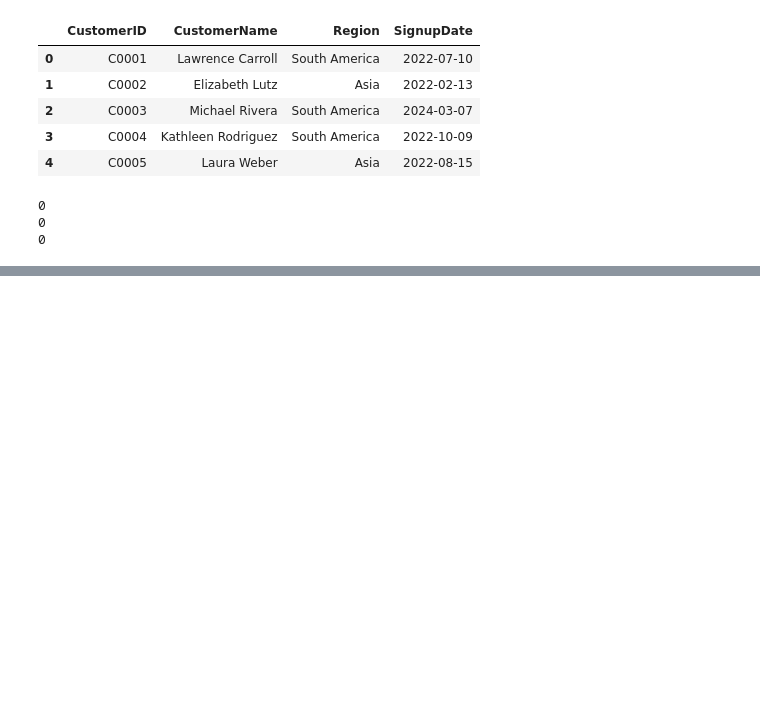
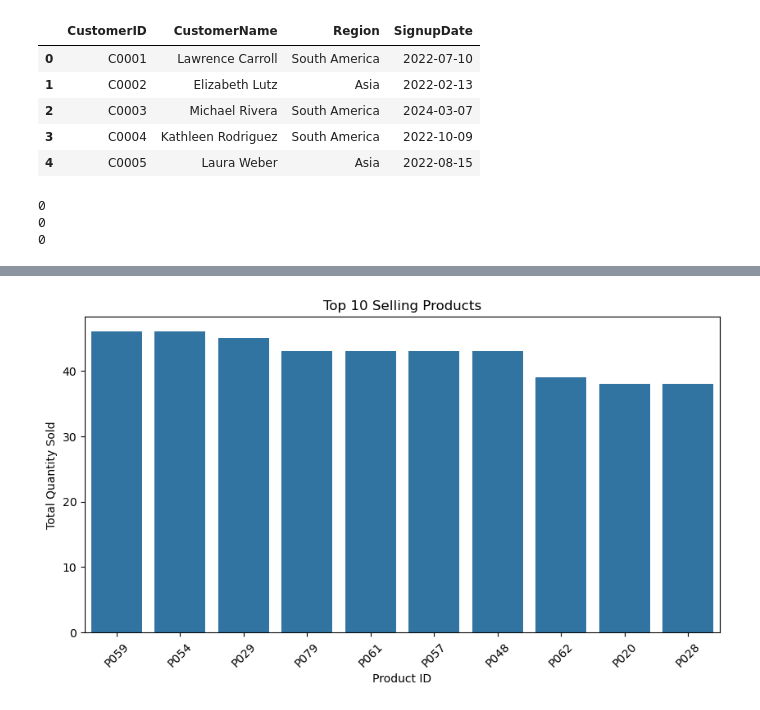
Before and after one commit to Nishanthan15me104/Zeotap, a Jupyter notebook: nishanthan_S_EDA.ipynb, the cells around one changed output, grey strips where cells are left out. Cells and saved outputs as stored; diff of their text form; code cells hidden in the pictures; blank space fills up the shorter version.

```diff
--- a/nishanthan_S_EDA.ipynb
+++ b/nishanthan_S_EDA.ipynb
@@ -103,0 +147,11 @@ plt.show()
+# %%
+top_products = df_transactions.groupby('ProductID')['Quantity'].sum().sort_values(ascending=False).head(10)
+plt.figure(figsize=(10, 5))
+sns.barplot(x=top_products.index, y=top_products.values)
+plt.title("Top 10 Selling Products")
+plt.xlabel("Product ID")
+plt.ylabel("Total Quantity Sold")
+plt.xticks(rotation=45)
+plt.show()
+# %% [output]
+[figure, added]
```
Also changed, not shown: parts of 16 cells of this notebook, 1 other file.
